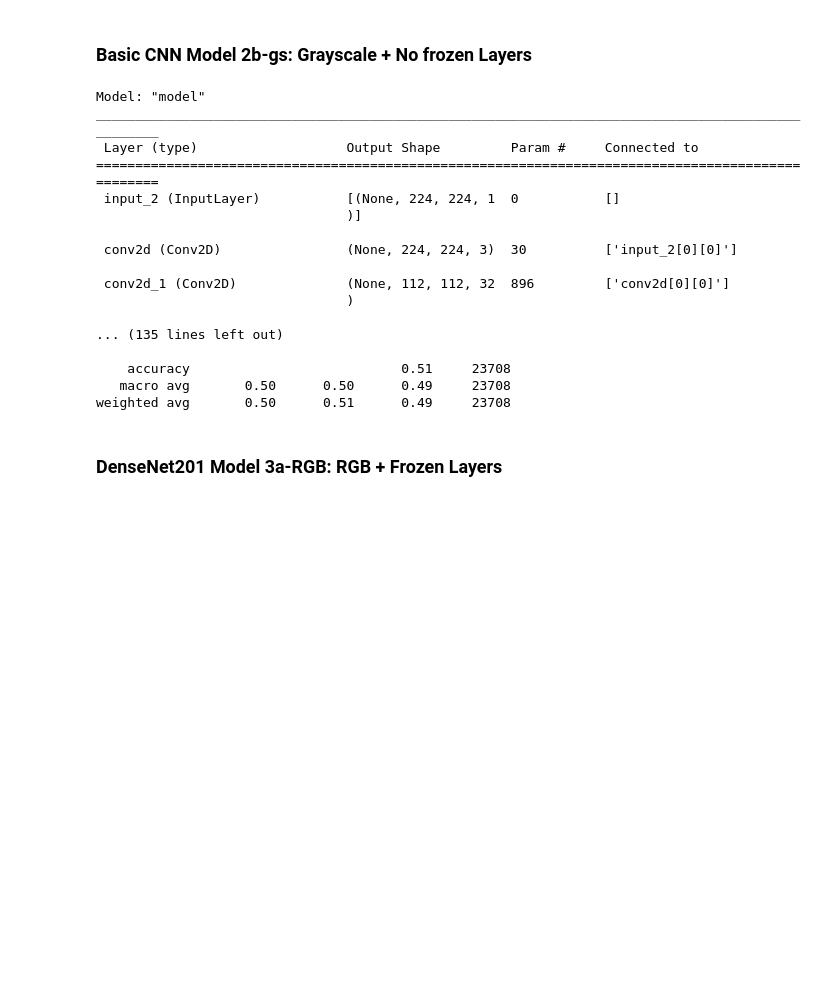
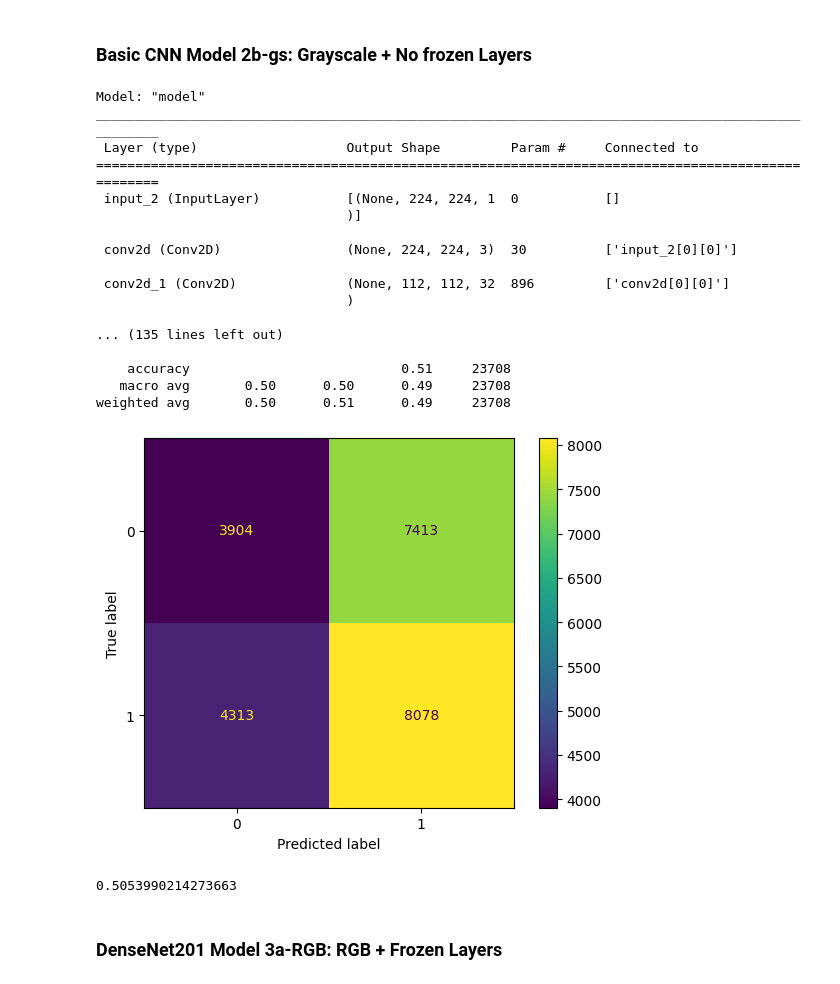
Before and after one commit to PatrickKudo/gender_image_classification, a Jupyter notebook: Test Set Evaluation - Gender Classification models.ipynb, the cells around one changed output. Saved outputs shown, nothing was run; the diff lists cells and outputs as text; code cells hidden in the pictures; blank space fills up the shorter version.

```diff
--- a/Test Set Evaluation - Gender Classification models.ipynb
+++ b/Test Set Evaluation - Gender Classification models.ipynb
@@ -178,25 +194,27 @@ weighted avg       0.50      0.51      0.49     23708
 # Recreate model instance
 M2b_gs = keras.models.load_model('GC weights/Unfrozen/mod2b-gs/mod2b_gs.h5')
 # %%
-reload_predict(M2b_gs, test_ds_gs)
+reload_predict(M2b_gs, one_hot_gs)
 # %% [output]
 Model: "model"
 __________________________________________________________________________________________________
  Layer (type)                   Output Shape         Param #     Connected to
 ==================================================================================================
  input_2 (InputLayer)           [(None, 224, 224, 1  0           []
                                 )]
 
  conv2d (Conv2D)                (None, 224, 224, 3)  30          ['input_2[0][0]']
 
  conv2d_1 (Conv2D)              (None, 112, 112, 32  896         ['conv2d[0][0]']
                                 )
 
 ... (135 lines left out)
 
     accuracy                           0.51     23708
    macro avg       0.50      0.50      0.49     23708
 weighted avg       0.50      0.51      0.49     23708
+[figure, added]
+0.5053990214273663
 # %% [markdown]
 ### DenseNet201 Model 3a-RGB: RGB + Frozen Layers
 # %% [markdown]
```
Also changed, not shown: parts of 8 cells of this notebook.
